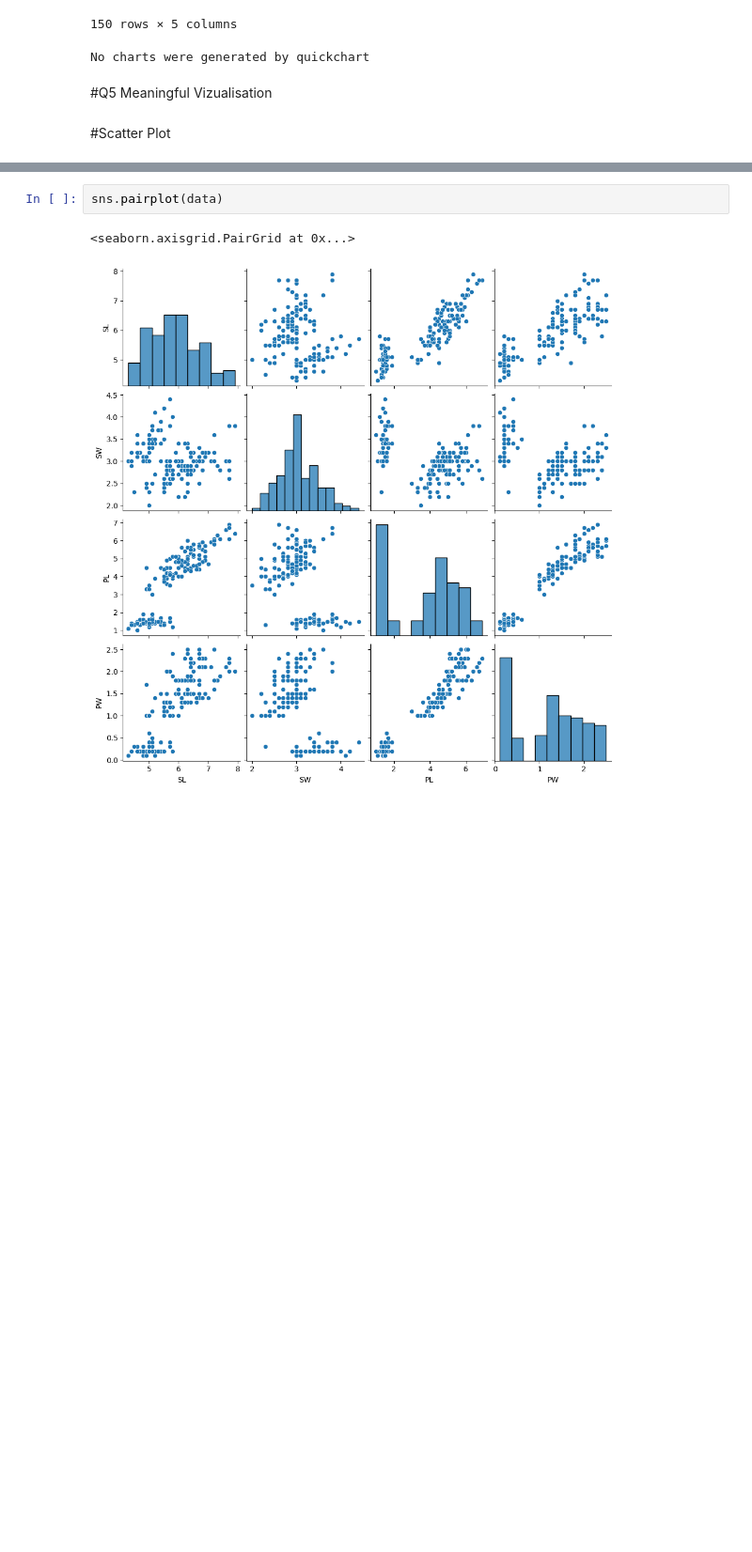
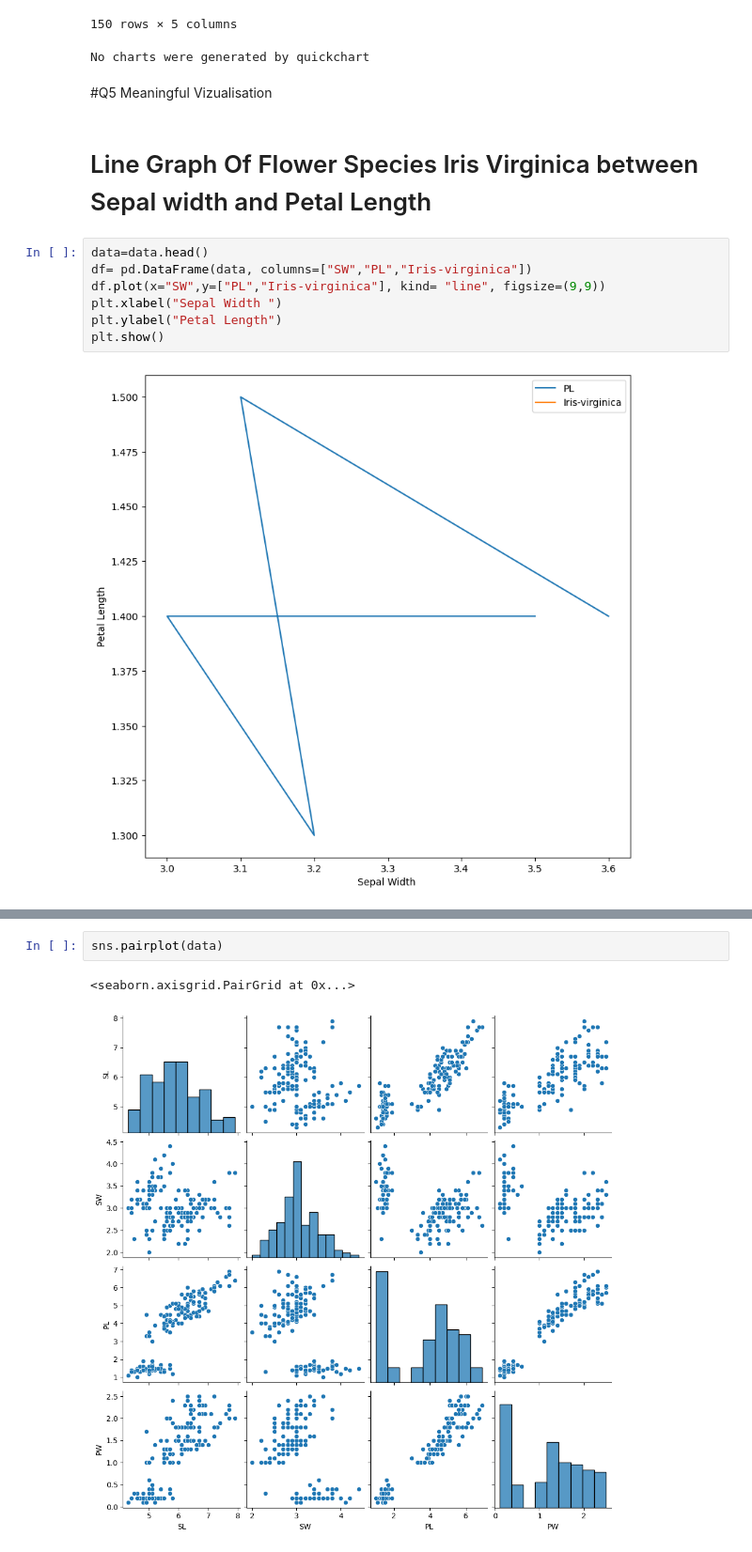
Before and after one commit to sheena-k/sheena-k, a Jupyter notebook: work2.ipynb, the cells around one changed output, grey strips where cells are left out. Shown at 94% size. Cells and saved outputs as stored; diff of their text form; blank space fills up the shorter version.

```diff
--- a/work2.ipynb
+++ b/work2.ipynb
@@ -63,5 +63,14 @@ data.isnull()
 No charts were generated by quickchart
 # %% [markdown]
 #Q5 Meaningful Vizualisation
-# %% [markdown]
-#Scatter Plot
+# %% [markdown]
+# Line Graph Of Flower Species Iris Virginica between Sepal width and Petal Length
+# %%
+data=data.head()
+df= pd.DataFrame(data, columns=["SW","PL","Iris-virginica"])
+df.plot(x="SW",y=["PL","Iris-virginica"], kind= "line", figsize=(9,9))
+plt.xlabel("Sepal Width ")
+plt.ylabel("Petal Length")
+plt.show()
+# %% [output]
+[figure, added]
```
Also changed, not shown: parts of 5 cells of this notebook.
